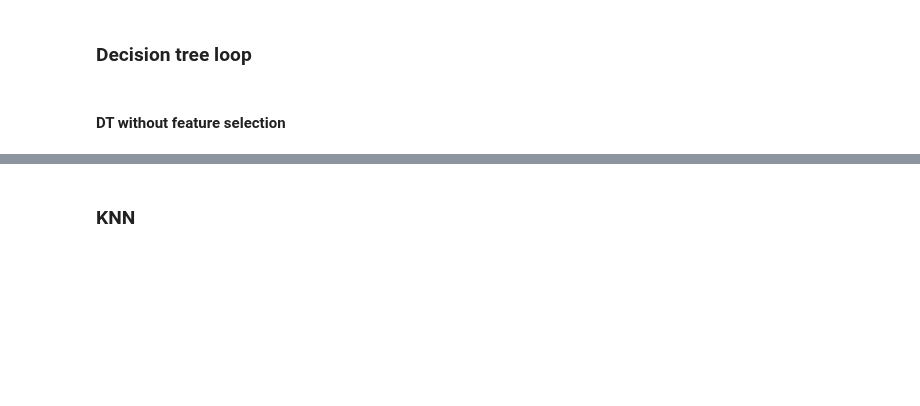
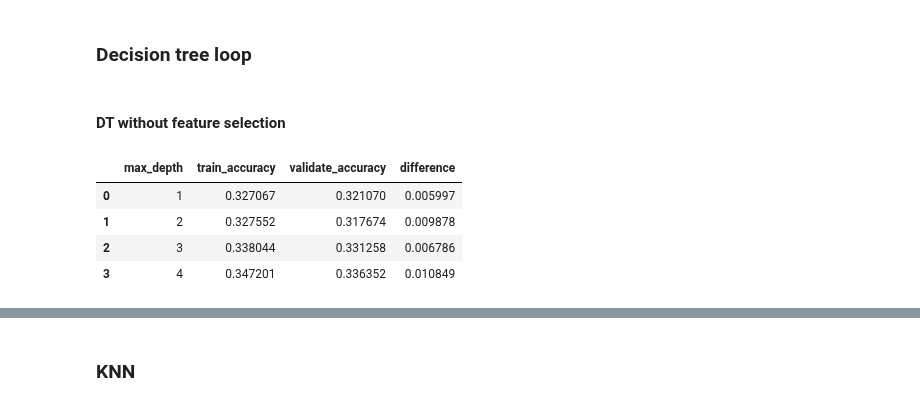
Before and after one commit to MrEnigmamgine/Videogame-Capstone_fork, a Jupyter notebook: Lindy_workbook.ipynb, the cells around one changed output, grey strips where cells are left out. Drawn from its saved outputs; the diff is of its cells as text; code cells hidden in the pictures; blank space fills up the shorter version.

```diff
--- a/Lindy_workbook.ipynb
+++ b/Lindy_workbook.ipynb
@@ -973,22 +974,28 @@ DT_prediction
 # %%
 metric_dt = []
 
-for i in range(1,30):
+for i in range(1,5):
     tree1 = DecisionTreeClassifier(max_depth=(i), random_state=123)
 
 
     tree1 = tree1.fit(X_train, y_train)
 
     in_sample_accuracy = tree1.score(X_train, y_train)
 
     out_of_sample_accuracy = tree1.score(X_validate, y_validate)
 
     output = {"max_depth": (i),
         "train_accuracy": in_sample_accuracy,
         "validate_accuracy": out_of_sample_accuracy}
 
     metric_dt.append(output)
 
 DT_prediction_X = pd.DataFrame(metric_dt)
 DT_prediction_X["difference"] = DT_prediction_X.train_accuracy - DT_prediction_X.validate_accuracy
 DT_prediction_X
+# %% [output]
+|  | max_depth | train_accuracy | validate_accuracy | difference |
+| 0 | 1 | 0.327067 | 0.321070 | 0.005997 |
+| 1 | 2 | 0.327552 | 0.317674 | 0.009878 |
+| 2 | 3 | 0.338044 | 0.331258 | 0.006786 |
+| 3 | 4 | 0.347201 | 0.336352 | 0.010849 |
```
Also changed, not shown: parts of 40 cells of this notebook.
